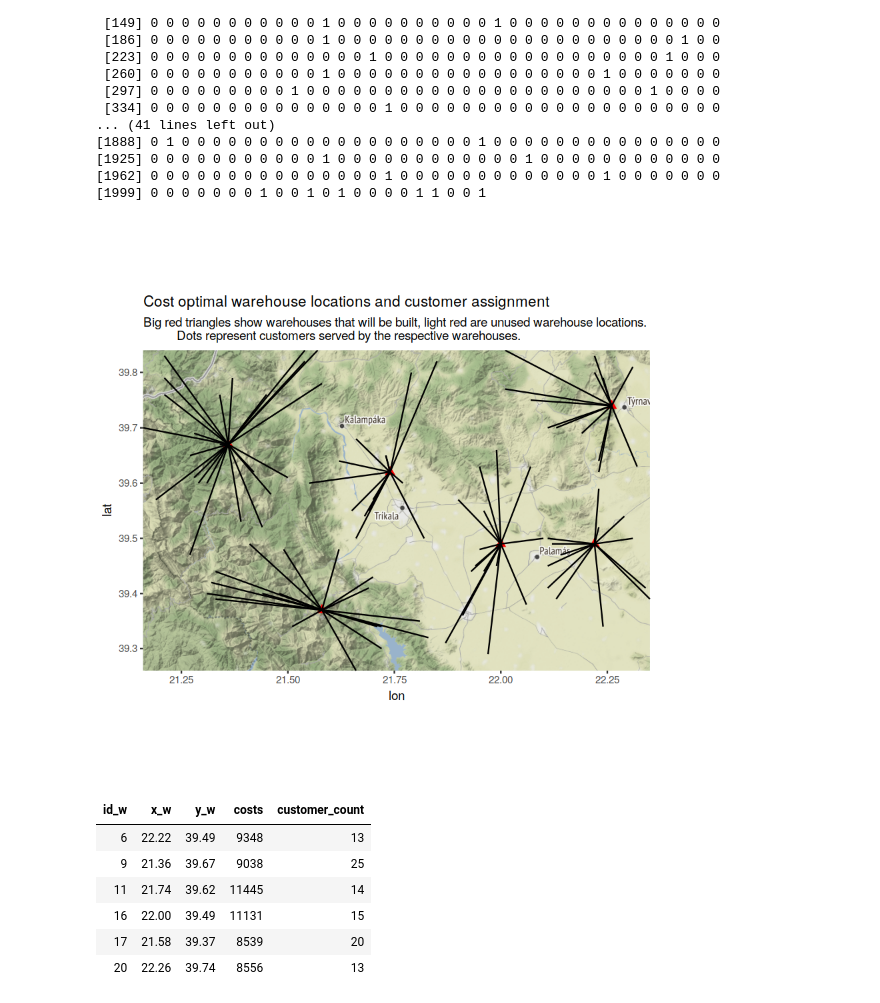
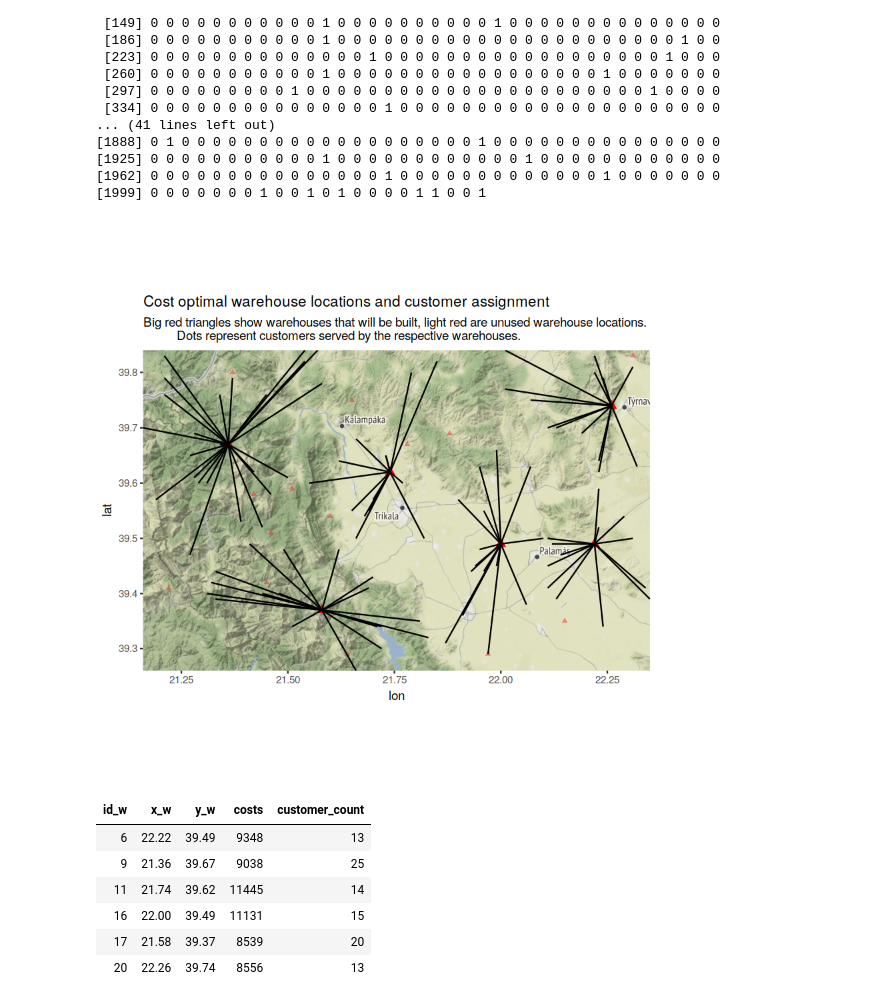
Before and after one commit to moxlos/algorithms, a Jupyter notebook: sims_opt/warehouse_location_opt.ipynb, the cells around one changed output. Drawn from its saved outputs; the diff is of its cells as text; code cells hidden in the pictures.

```diff
--- a/sims_opt/warehouse_location_opt.ipynb
+++ b/sims_opt/warehouse_location_opt.ipynb
@@ -250,13 +250,13 @@ plot_warehouses = merge(warehouse_locations, customer_count, by="id_w")
 # %%
 print(ggmap(map)+
       geom_point(aes(x=x_w, y=y_w), data  = plot_warehouses, color = "red", size = 3, shape = 17) +
-
+      geom_point(aes(x=x_w, y=y_w), data=warehouse_locations, color = "red", alpha = 0.4, shape = 17) +
       geom_segment(data = plot_assignment, aes(x = x_w, y = y_w, xend = x_c, yend = y_c)) +
       ggtitle(paste0("Cost optimal warehouse locations and customer assignment"),
           "Big red triangles show warehouses that will be built, light red are unused warehouse locations.
           Dots represent customers served by the respective warehouses.") )
 # %% [output]
-[figure, old version]
+[figure, new version]
 # %%
 plot_warehouses
 # %% [output]
```
Also changed, not shown: parts of 1 cell of this notebook.
